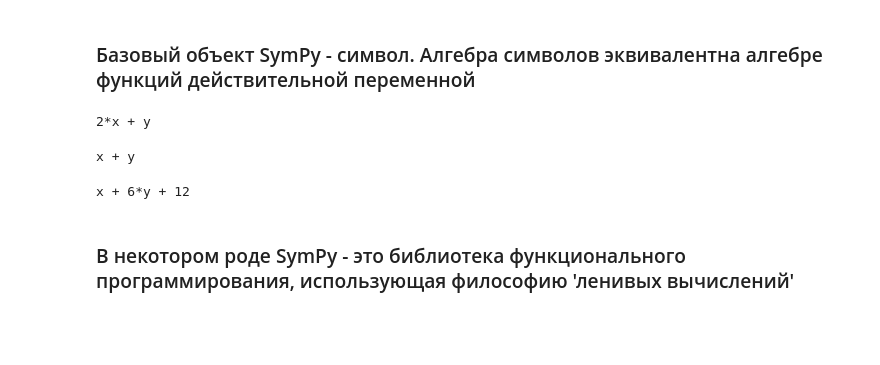
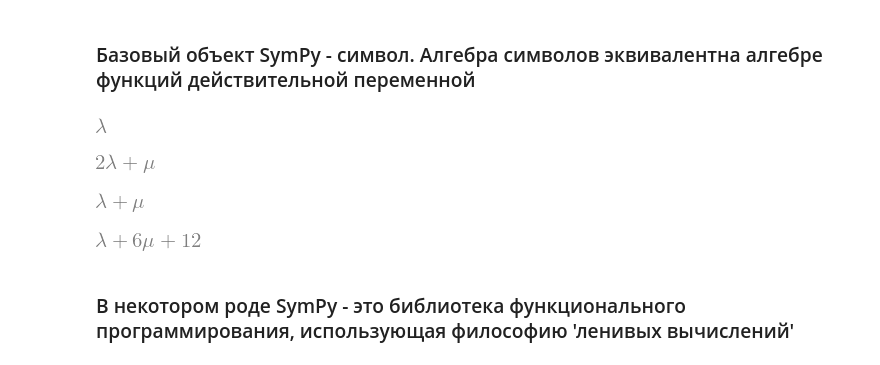
Before and after one commit to stankevich-mipt/python-3rd-term, a Jupyter notebook: 2022/09/09.ipynb, the cells around one changed output. Drawn from its saved outputs; the diff is of its cells as text; code cells hidden in the pictures; blank space fills up the shorter version.

```diff
--- a/2022/09/09.ipynb
+++ b/2022/09/09.ipynb
@@ -6,22 +6,26 @@
 import sympy as sym
 sym.init_printing()
 
-x, y = sym.symbols('x y')
+x, y = sym.symbols('\lambda \mu')
+# %%
+x
+# %% [output]
+[figure, added]
 # %%
 a = x + y + x
-print(a)
+a
 # %% [output]
-2*x + y
+[figure, added]
 # %%
 a -= x
-print(a)
+a
 # %% [output]
-x + y
+[figure, added]
 # %%
 a += (5*y + 12)
-print(a)
+a
 # %% [output]
-x + 6*y + 12
+[figure, added]
 # %% [markdown]
 ### В некотором роде SymPy - это библиотека функционального программирования, использующая философию 'ленивых вычислений'
 # %%
```
Also changed, not shown: parts of 3 cells of this notebook, 1 other file.
